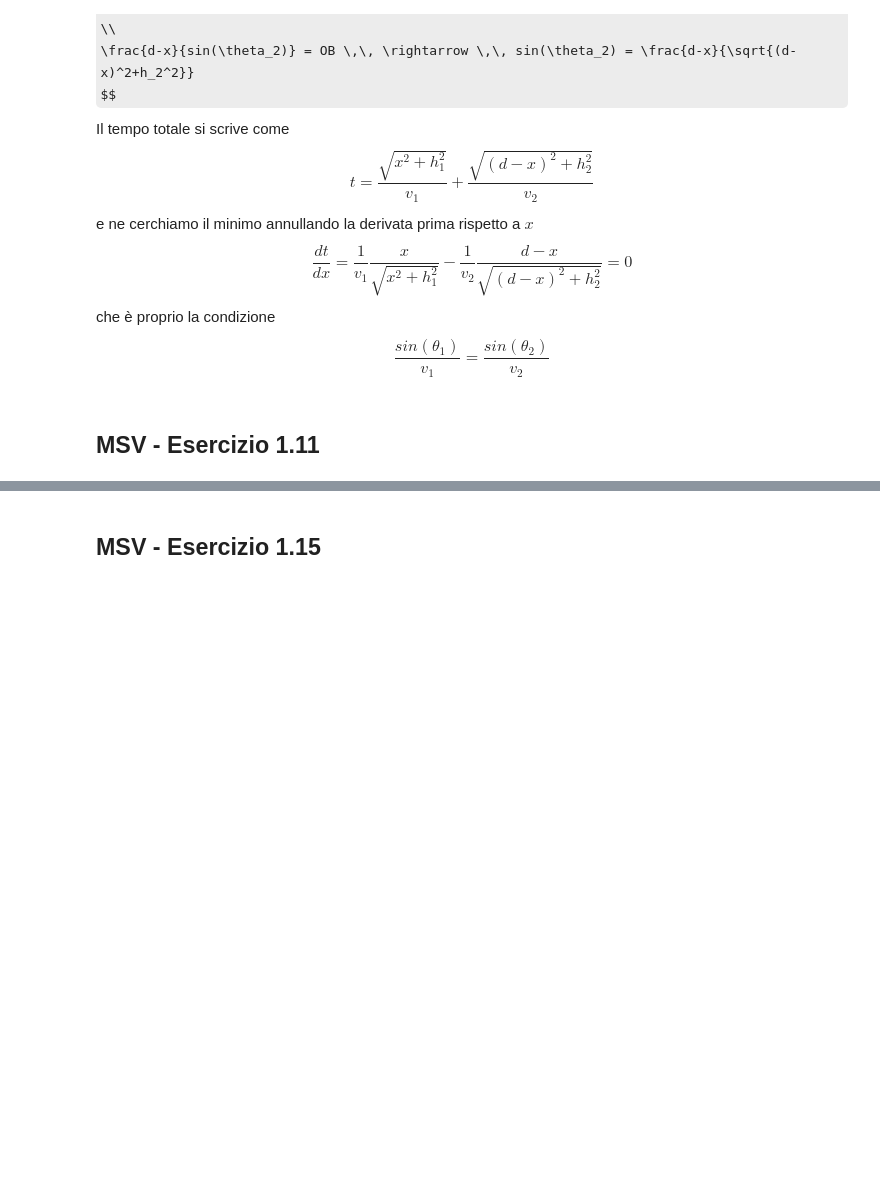
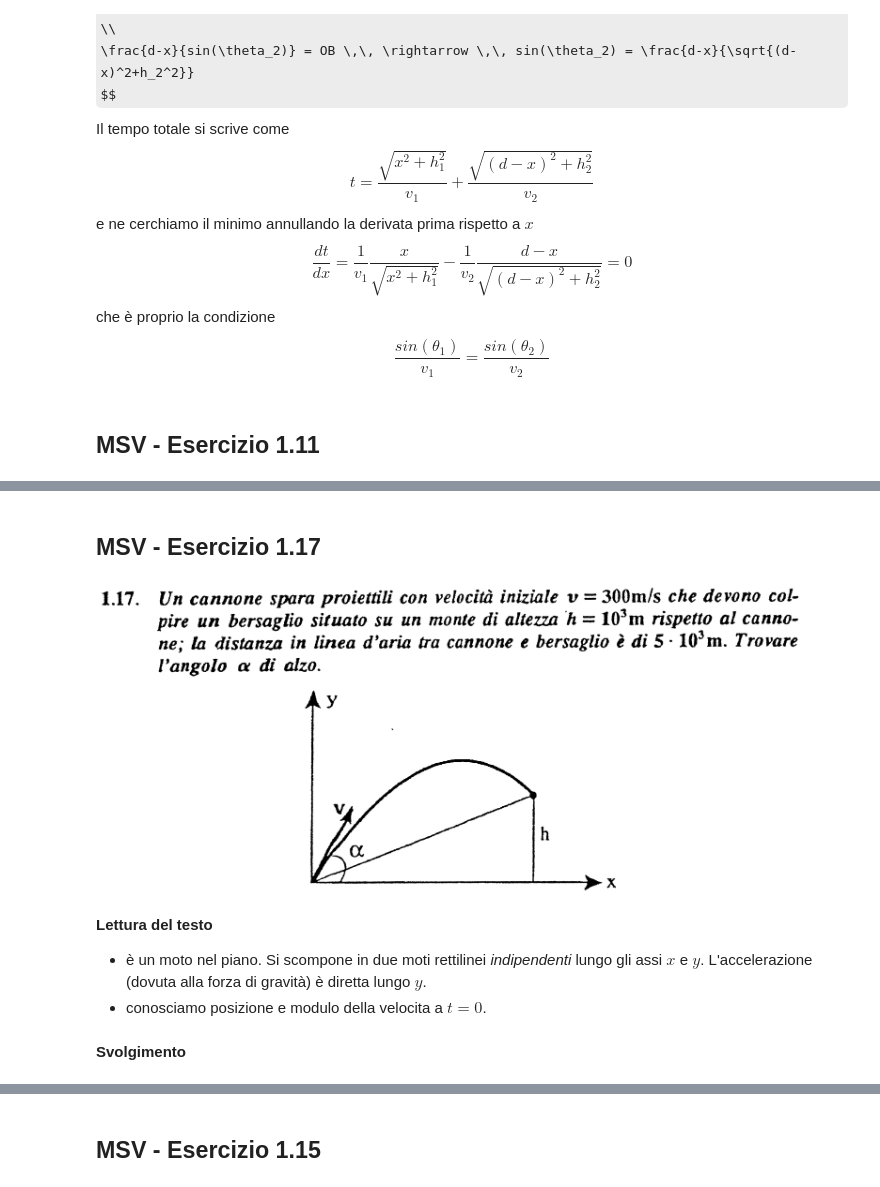
Before and after one commit to marcodalessandro76/Esercitazioni-Fisica-1, a Jupyter notebook: Cinematica punto materiale.ipynb, the cells around one changed output, grey strips where cells are left out. Saved outputs shown, nothing was run; the diff lists cells and outputs as text; code cells hidden in the pictures; some formulas as TeX source; blank space fills up the shorter version.

```diff
--- a/Cinematica punto materiale.ipynb
+++ b/Cinematica punto materiale.ipynb
@@ -117,0 +167,14 @@ Aggiungere un cannone semplice
+# %% [markdown]
+## MSV - Esercizio 1.17
+# %%
+Image('Immagini/MSV_1.17_Testo.png',width=900)
+# %% [output]
+[figure, added]
+# %% [markdown]
+__Lettura del testo__
+
+* è un moto nel piano. Si scompone in due moti rettilinei _indipendenti_ lungo gli assi $x$ e $y$.
+  L'accelerazione (dovuta alla forza di gravità) è diretta lungo $y$.
+* conosciamo posizione e modulo della velocita a $t=0$.
+# %% [markdown]
+__Svolgimento__
```
Also changed, not shown: parts of 21 cells of this notebook, 5 other files.
